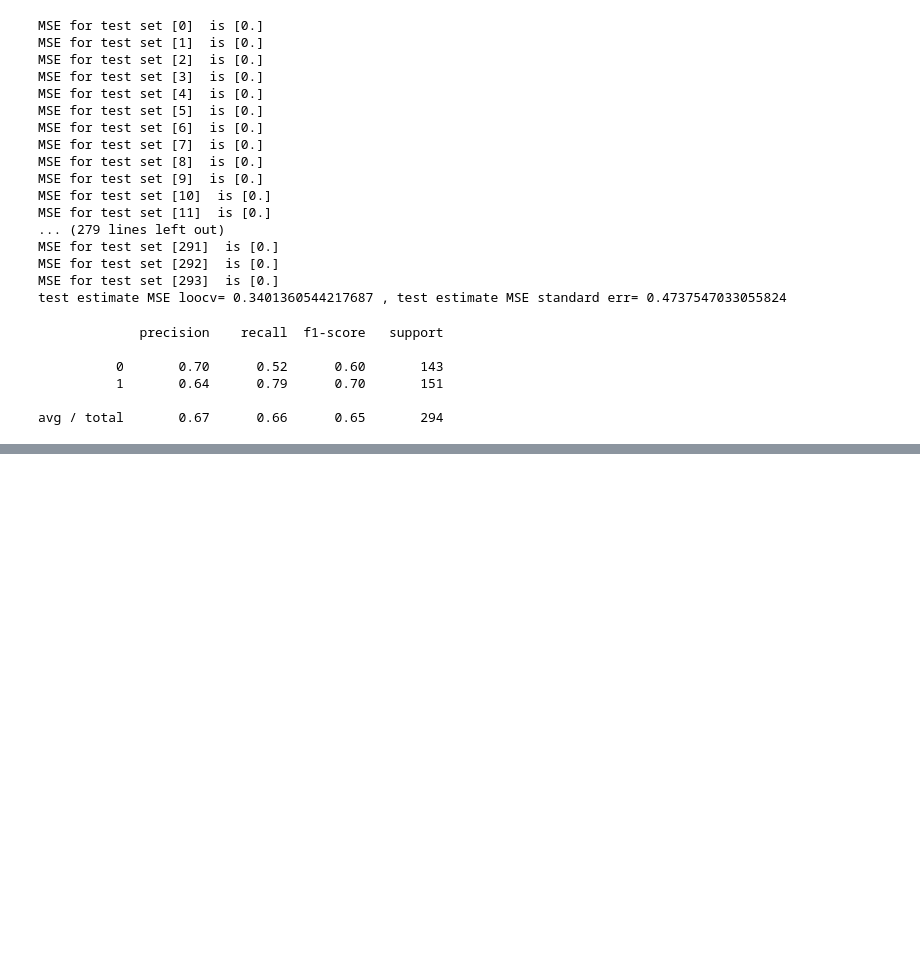
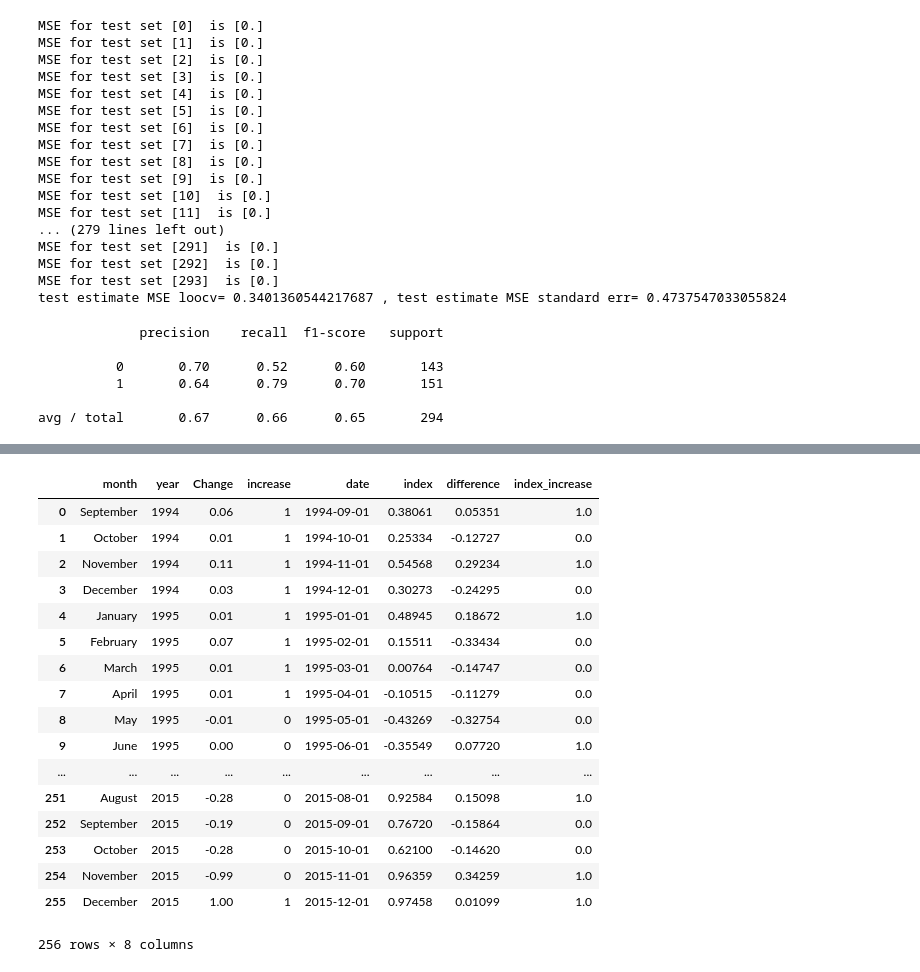
Before and after one commit to jgdenby/hawkwatchers, a Jupyter notebook: nltk_processing.ipynb, the cells around one changed output, grey strips where cells are left out. Drawn from its saved outputs; the diff is of its cells as text; code cells hidden in the pictures; blank space fills up the shorter version.

```diff
--- a/nltk_processing.ipynb
+++ b/nltk_processing.ipynb
@@ -523,0 +679,31 @@ avg / total       0.67      0.66      0.65       294
+# %%
+laborratesdf = allratesdf.merge(labor, how='left', on=['year', 'month'])
+# %%
+laborratesdf = laborratesdf[7:]
+# %%
+laborratesdf.reset_index(inplace=True, drop=True)
+# %%
+# with data since 1994
+train_df = laborratesdf.iloc[:256].copy()
+test_df = laborratesdf.iloc[256:].copy()
+# %%
+train_df
+# %% [output]
+|  | month | year | Change | increase | date | index | difference | index_increase |
+| 0 | September | 1994 | 0.06 | 1 | 1994-09-01 | 0.38061 | 0.05351 | 1.0 |
+| 1 | October | 1994 | 0.01 | 1 | 1994-10-01 | 0.25334 | -0.12727 | 0.0 |
+| 2 | November | 1994 | 0.11 | 1 | 1994-11-01 | 0.54568 | 0.29234 | 1.0 |
+| 3 | December | 1994 | 0.03 | 1 | 1994-12-01 | 0.30273 | -0.24295 | 0.0 |
+| 4 | January | 1995 | 0.01 | 1 | 1995-01-01 | 0.48945 | 0.18672 | 1.0 |
+| 5 | February | 1995 | 0.07 | 1 | 1995-02-01 | 0.15511 | -0.33434 | 0.0 |
+| 6 | March | 1995 | 0.01 | 1 | 1995-03-01 | 0.00764 | -0.14747 | 0.0 |
+| 7 | April | 1995 | 0.01 | 1 | 1995-04-01 | -0.10515 | -0.11279 | 0.0 |
+| 8 | May | 1995 | -0.01 | 0 | 1995-05-01 | -0.43269 | -0.32754 | 0.0 |
+| 9 | June | 1995 | 0.00 | 0 | 1995-06-01 | -0.35549 | 0.07720 | 1.0 |
+| ... | ... | ... | ... | ... | ... | ... | ... | ... |
+| 251 | August | 2015 | -0.28 | 0 | 2015-08-01 | 0.92584 | 0.15098 | 1.0 |
+| 252 | September | 2015 | -0.19 | 0 | 2015-09-01 | 0.76720 | -0.15864 | 0.0 |
+| 253 | October | 2015 | -0.28 | 0 | 2015-10-01 | 0.62100 | -0.14620 | 0.0 |
+| 254 | November | 2015 | -0.99 | 0 | 2015-11-01 | 0.96359 | 0.34259 | 1.0 |
+| 255 | December | 2015 | 1.00 | 1 | 2015-12-01 | 0.97458 | 0.01099 | 1.0 |
+256 rows × 8 columns
```
Also changed, not shown: parts of 30 cells of this notebook, 1 other file.
